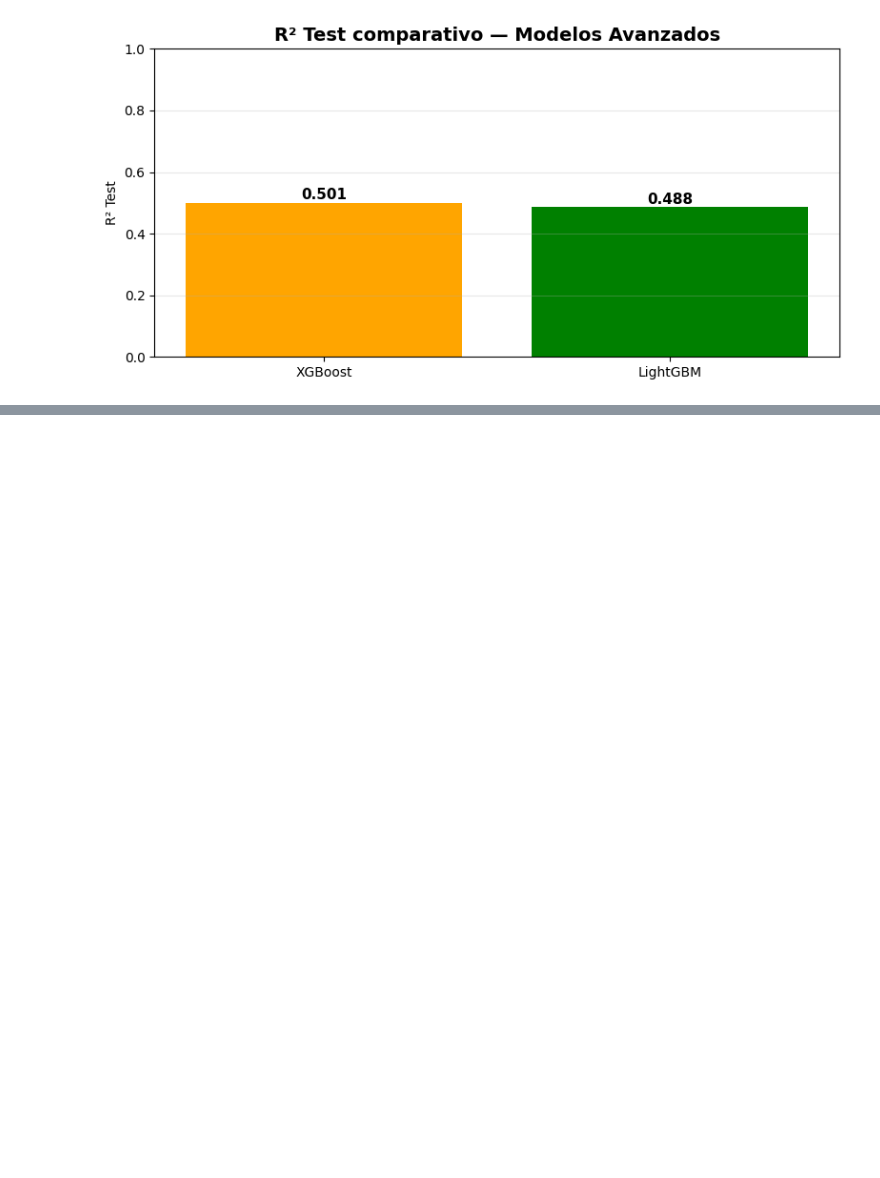
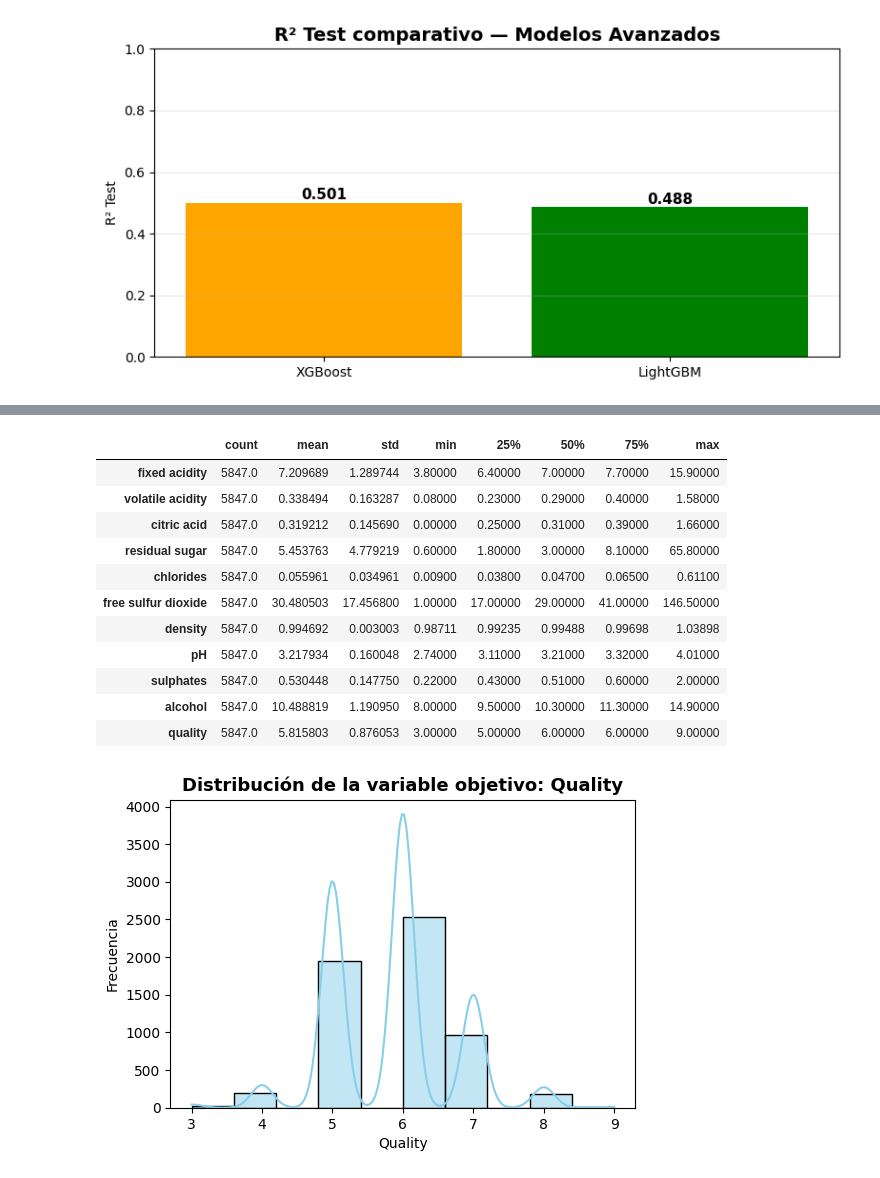
Before and after one commit to anamariaSemanate/ml-tarea1-vinos, a Jupyter notebook: notebooks/03_regresion.ipynb, the cells around one changed output, grey strips where cells are left out. Drawn from its saved outputs; the diff is of its cells as text; code cells hidden in the pictures; blank space fills up the shorter version.

```diff
--- a/notebooks/03_regresion.ipynb
+++ b/notebooks/03_regresion.ipynb
@@ -1693,0 +1855,15 @@ KeyboardInterrupt:
+# %%
+# ======================================================================
+# PASO 1️⃣: IMPORTAR LIBRERÍAS Y CARGAR DATASET ORIGINAL
+# ======================================================================
+
+# ----------------------------------------------------------------------
+# 📂 Cargar dataset base
+# ----------------------------------------------------------------------
+df = pd.read_csv("../data/wine_data_train_regression_filtrado.csv")
+
+print(f"✅ Dataset cargado correctamente con {df.shape[0]} filas y {df.shape[1]} columnas.\n")
+print("🔹 Columnas:", df.columns.tolist())
+
+# Ver primeras filas
+display(df.head())
@@ -1693,0 +1880,51 @@ KeyboardInterrupt:
+# %%
+# ======================================================================
+# PASO 2️⃣: ANÁLISIS EXPLORATORIO VISUAL (EDA)
+# ======================================================================
+
+print("="*80)
+print("📊 ANÁLISIS EXPLORATORIO DE DATOS (EDA)")
+print("="*80)
+
+# Descripción estadística
+display(df.describe().T)
+
+# ----------------------------------------------------------------------
+# 1️⃣ Distribución de la variable objetivo
+# ----------------------------------------------------------------------
+plt.figure(figsize=(6,4))
+sns.histplot(df['quality'], bins=10, kde=True, color="skyblue")
+plt.title("Distribución de la variable objetivo: Quality", fontsize=13, fontweight='bold')
+plt.xlabel("Quality")
+plt.ylabel("Frecuencia")
+plt.show()
+
+# ----------------------------------------------------------------------
+# 2️⃣ Matriz de correlación entre variables
+# ----------------------------------------------------------------------
+plt.figure(figsize=(10,8))
+sns.heatmap(df.corr(), annot=True, cmap='coolwarm', fmt=".2f")
+plt.title("Matriz de correlación (Pearson)", fontsize=13, fontweight='bold')
+plt.show()
+
+# ----------------------------------------------------------------------
+# 3️⃣ Boxplots de variables numéricas
+# ----------------------------------------------------------------------
+num_cols = [c for c in df.columns if c != 'quality']
+
+plt.figure(figsize=(15,8))
+df[num_cols].boxplot(rot=45)
+plt.title("Distribución y outliers de variables predictoras", fontsize=13, fontweight='bold')
+plt.ylabel("Valor")
+plt.show()
+
+# ----------------------------------------------------------------------
+# 4️⃣ Distribución conjunta de las tres variables más correlacionadas con quality
+# ----------------------------------------------------------------------
+corr_target = df.corr()['quality'].drop('quality').sort_values(ascending=False)
+top3 = corr_target.head(3).index.tolist()
+
+sns.pairplot(df, vars=top3 + ['quality'], kind="reg", diag_kind="kde", plot_kws={'line_kws':{'color':'red'}})
+plt.suptitle("Relaciones entre las 3 variables más correlacionadas con quality", y=1.02, fontsize=13, fontweight='bold')
+plt.show()
+# %% [output]
@@ -1693,0 +1934,13 @@ KeyboardInterrupt:
+|  | count | mean | std | min | 25% | 50% | 75% | max |
+| fixed acidity | 5847.0 | 7.209689 | 1.289744 | 3.80000 | 6.40000 | 7.00000 | 7.70000 | 15.90000 |
+| volatile acidity | 5847.0 | 0.338494 | 0.163287 | 0.08000 | 0.23000 | 0.29000 | 0.40000 | 1.58000 |
+| citric acid | 5847.0 | 0.319212 | 0.145690 | 0.00000 | 0.25000 | 0.31000 | 0.39000 | 1.66000 |
+| residual sugar | 5847.0 | 5.453763 | 4.779219 | 0.60000 | 1.80000 | 3.00000 | 8.10000 | 65.80000 |
+| chlorides | 5847.0 | 0.055961 | 0.034961 | 0.00900 | 0.03800 | 0.04700 | 0.06500 | 0.61100 |
+| free sulfur dioxide | 5847.0 | 30.480503 | 17.456800 | 1.00000 | 17.00000 | 29.00000 | 41.00000 | 146.50000 |
+| density | 5847.0 | 0.994692 | 0.003003 | 0.98711 | 0.99235 | 0.99488 | 0.99698 | 1.03898 |
+| pH | 5847.0 | 3.217934 | 0.160048 | 2.74000 | 3.11000 | 3.21000 | 3.32000 | 4.01000 |
+| sulphates | 5847.0 | 0.530448 | 0.147750 | 0.22000 | 0.43000 | 0.51000 | 0.60000 | 2.00000 |
+| alcohol | 5847.0 | 10.488819 | 1.190950 | 8.00000 | 9.50000 | 10.30000 | 11.30000 | 14.90000 |
+| quality | 5847.0 | 5.815803 | 0.876053 | 3.00000 | 5.00000 | 6.00000 | 6.00000 | 9.00000 |
+[figure, added]
```
Also changed, not shown: parts of 30 cells of this notebook.
